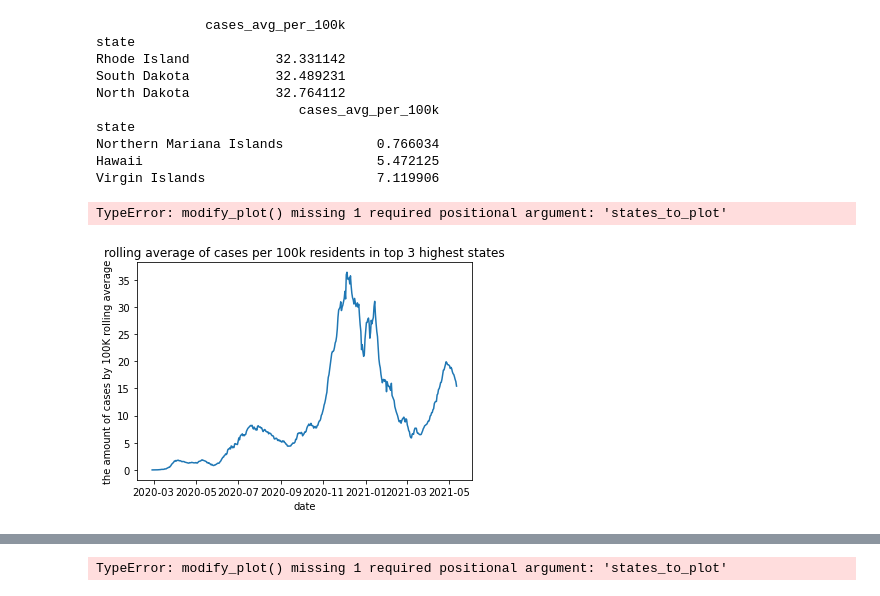
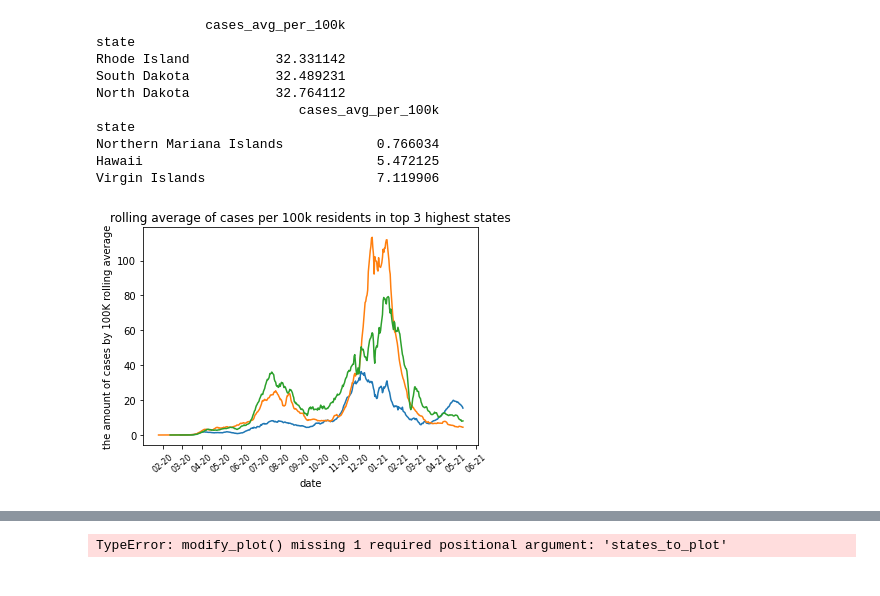
Before and after one commit to alvarant/covid-19-data, a Jupyter notebook: covid.ipynb, the cells around one changed output, grey strips where cells are left out. Saved outputs shown, nothing was run; the diff lists cells and outputs as text; code cells hidden in the pictures.

```diff
--- a/covid.ipynb
+++ b/covid.ipynb
@@ -19,11 +19,10 @@ Virgin Islands                      7.119906
 # %%
 #Choose any three states that you like
 states=['Oregon','California','Texas']
 ax,cr_state=covid_plot.make_plot(covid_df,states)
-covid_plot.modify_plot(ax)
+covid_plot.modify_plot(ax,states)
 # %% [output]
-TypeError: modify_plot() missing 1 required positional argument: 'states_to_plot'
-[figure, old version]
+[figure, new version]
 # %%
 ax,cr_state=covid_plot.make_plot(covid_df,low_states)
 covid_plot.modify_plot(ax)
```
Also changed, not shown: parts of 1 cell of this notebook.
